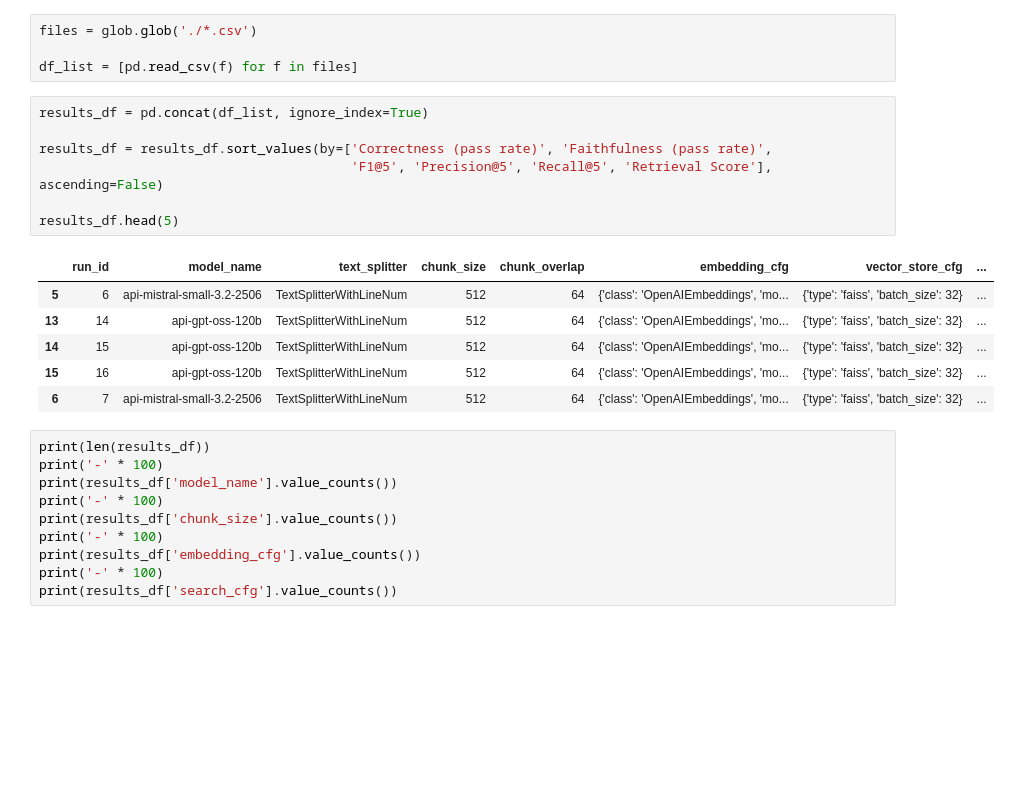
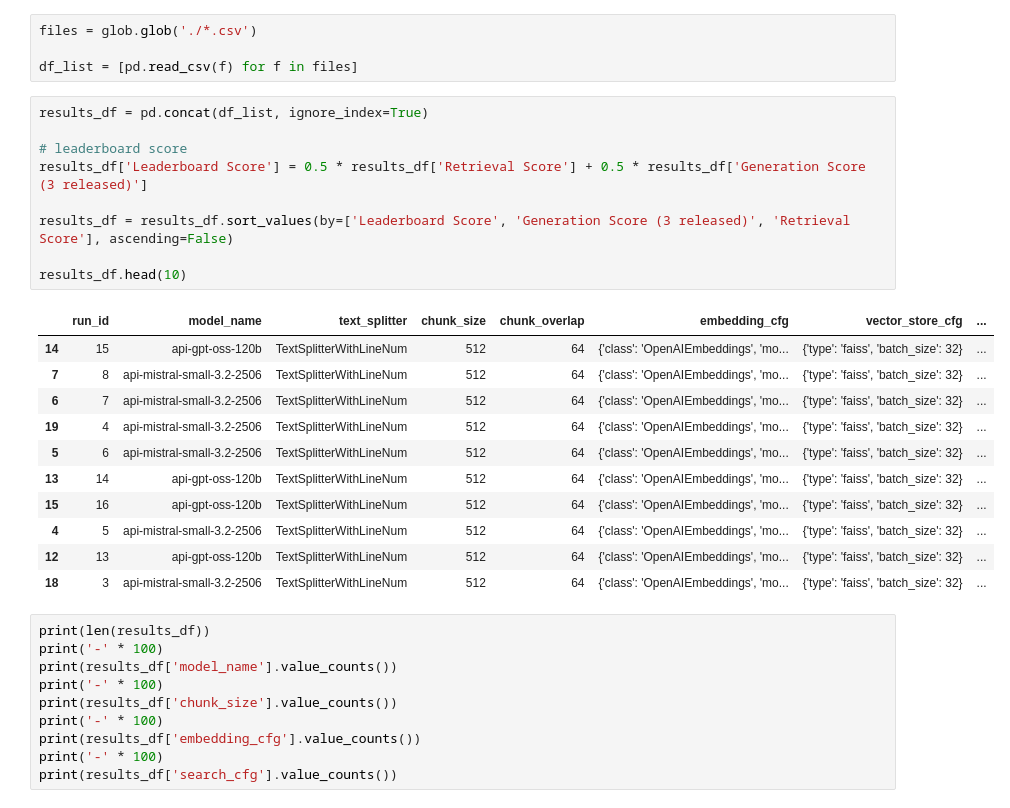
Before and after one commit to eemilycchen/rapidfireAI-rag-context-engineering, a Jupyter notebook: experiments/results.ipynb, the cells around one changed output. Cells and saved outputs as stored; diff of their text form; blank space fills up the shorter version.

Commit message:
added leaderboard score calculation in results.ipynb

```diff
--- a/experiments/results.ipynb
+++ b/experiments/results.ipynb
@@ -11,17 +11,24 @@ df_list = [pd.read_csv(f) for f in files]
 # %%
 results_df = pd.concat(df_list, ignore_index=True)
 
-results_df = results_df.sort_values(by=['Correctness (pass rate)', 'Faithfulness (pass rate)',
-                                        'F1@5', 'Precision@5', 'Recall@5', 'Retrieval Score'], ascending=False)
+# leaderboard score
+results_df['Leaderboard Score'] = 0.5 * results_df['Retrieval Score'] + 0.5 * results_df['Generation Score (3 released)']
 
-results_df.head(5)
+results_df = results_df.sort_values(by=['Leaderboard Score', 'Generation Score (3 released)', 'Retrieval Score'], ascending=False)
+
+results_df.head(10)
 # %% [output]
 |  | run_id | model_name | text_splitter | chunk_size | chunk_overlap | embedding_cfg | vector_store_cfg | ... |
+| 14 | 15 | api-gpt-oss-120b | TextSplitterWithLineNum | 512 | 64 | {'class': 'OpenAIEmbeddings', 'mo... | {'type': 'faiss', 'batch_size': 32} | ... |
+| 7 | 8 | api-mistral-small-3.2-2506 | TextSplitterWithLineNum | 512 | 64 | {'class': 'OpenAIEmbeddings', 'mo... | {'type': 'faiss', 'batch_size': 32} | ... |
+| 6 | 7 | api-mistral-small-3.2-2506 | TextSplitterWithLineNum | 512 | 64 | {'class': 'OpenAIEmbeddings', 'mo... | {'type': 'faiss', 'batch_size': 32} | ... |
+| 19 | 4 | api-mistral-small-3.2-2506 | TextSplitterWithLineNum | 512 | 64 | {'class': 'OpenAIEmbeddings', 'mo... | {'type': 'faiss', 'batch_size': 32} | ... |
 | 5 | 6 | api-mistral-small-3.2-2506 | TextSplitterWithLineNum | 512 | 64 | {'class': 'OpenAIEmbeddings', 'mo... | {'type': 'faiss', 'batch_size': 32} | ... |
 | 13 | 14 | api-gpt-oss-120b | TextSplitterWithLineNum | 512 | 64 | {'class': 'OpenAIEmbeddings', 'mo... | {'type': 'faiss', 'batch_size': 32} | ... |
-| 14 | 15 | api-gpt-oss-120b | TextSplitterWithLineNum | 512 | 64 | {'class': 'OpenAIEmbeddings', 'mo... | {'type': 'faiss', 'batch_size': 32} | ... |
 | 15 | 16 | api-gpt-oss-120b | TextSplitterWithLineNum | 512 | 64 | {'class': 'OpenAIEmbeddings', 'mo... | {'type': 'faiss', 'batch_size': 32} | ... |
-| 6 | 7 | api-mistral-small-3.2-2506 | TextSplitterWithLineNum | 512 | 64 | {'class': 'OpenAIEmbeddings', 'mo... | {'type': 'faiss', 'batch_size': 32} | ... |
+| 4 | 5 | api-mistral-small-3.2-2506 | TextSplitterWithLineNum | 512 | 64 | {'class': 'OpenAIEmbeddings', 'mo... | {'type': 'faiss', 'batch_size': 32} | ... |
+| 12 | 13 | api-gpt-oss-120b | TextSplitterWithLineNum | 512 | 64 | {'class': 'OpenAIEmbeddings', 'mo... | {'type': 'faiss', 'batch_size': 32} | ... |
+| 18 | 3 | api-mistral-small-3.2-2506 | TextSplitterWithLineNum | 512 | 64 | {'class': 'OpenAIEmbeddings', 'mo... | {'type': 'faiss', 'batch_size': 32} | ... |
 # %%
 print(len(results_df))
 print('-' * 100)
```
Also changed, not shown: parts of 1 cell of this notebook.
